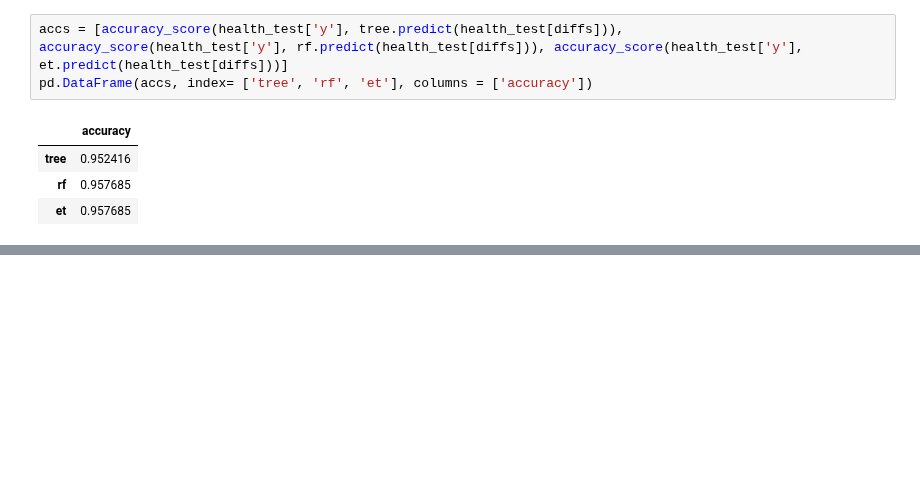
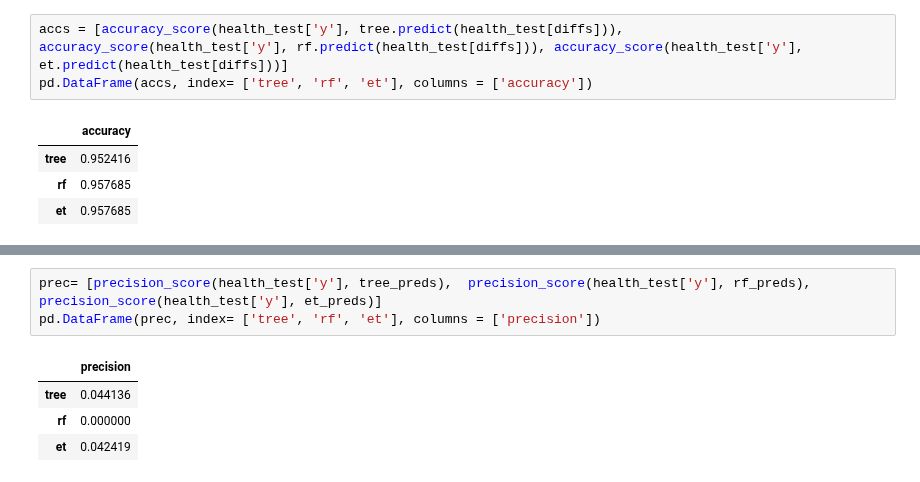
Before and after one commit to ghuckabe/DSTMarketAnalysis, a Jupyter notebook: kaggle_health_classify.ipynb, the cells around one changed output, grey strips where cells are left out. Drawn from its saved outputs; the diff is of its cells as text; blank space fills up the shorter version.

```diff
--- a/kaggle_health_classify.ipynb
+++ b/kaggle_health_classify.ipynb
@@ -657,0 +798,8 @@ pd.DataFrame(accs, index= ['tree', 'rf', 'et'], columns = ['accuracy'])
+# %%
+prec= [precision_score(health_test['y'], tree_preds),  precision_score(health_test['y'], rf_preds), precision_score(health_test['y'], et_preds)]
+pd.DataFrame(prec, index= ['tree', 'rf', 'et'], columns = ['precision'])
+# %% [output]
+|  | precision |
+| tree | 0.044136 |
+| rf | 0.000000 |
+| et | 0.042419 |
```
Also changed, not shown: parts of 20 cells of this notebook, 1 other file.
